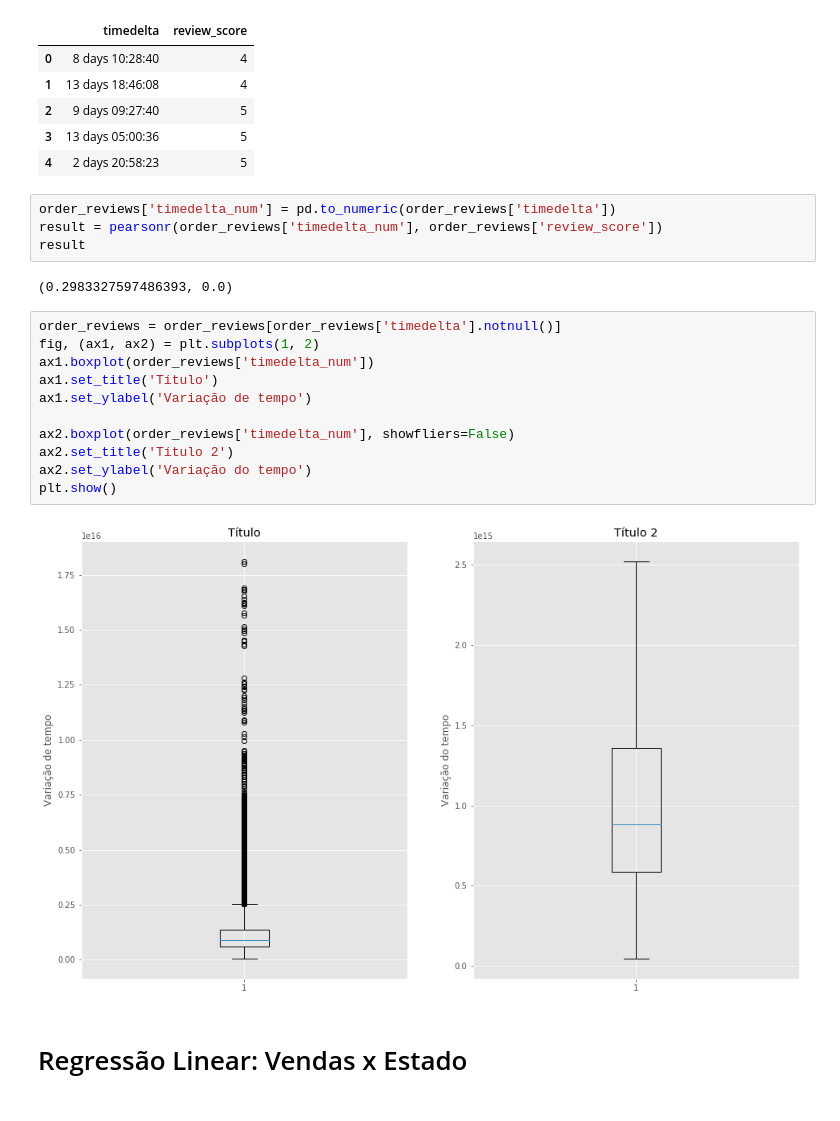
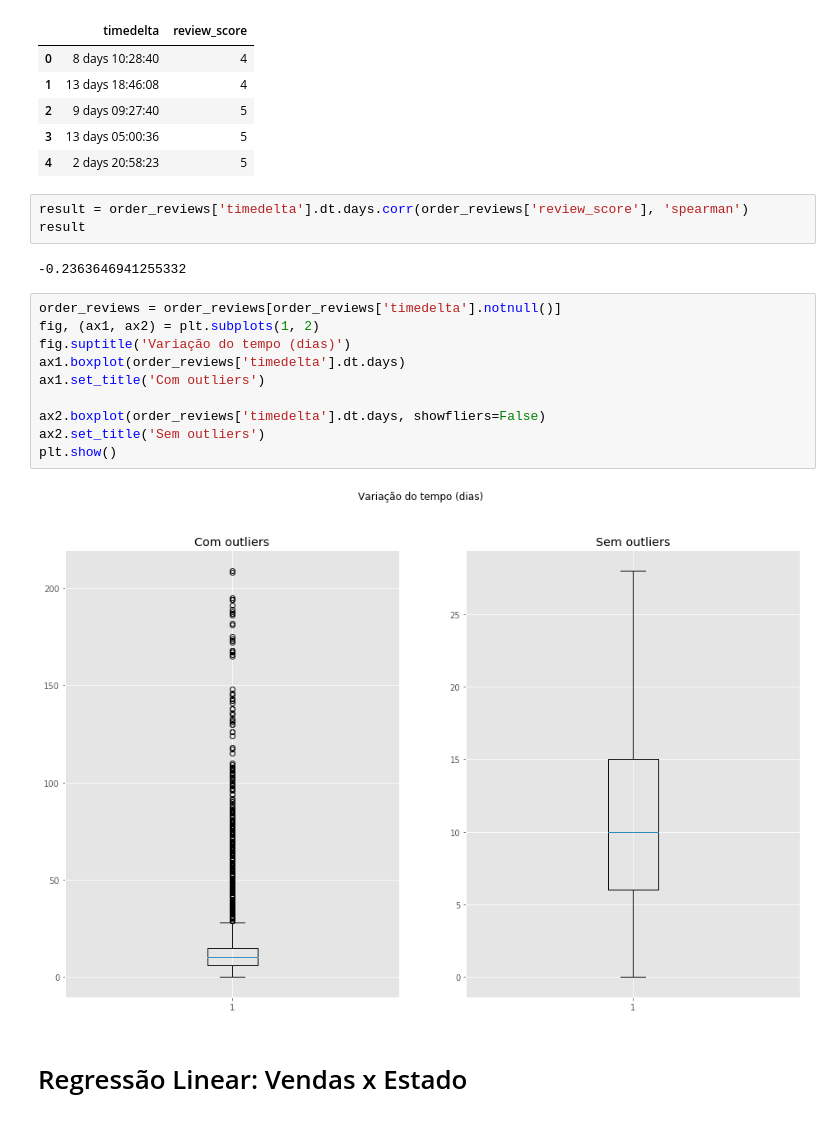
Before and after one commit to Crissky/brazilian-ecommerce, a Jupyter notebook: Notebooks/GERAL.ipynb, the cells around one changed output. Cells and saved outputs as stored; diff of their text form.

Commit message:
Altera o boxplot de variação de tempo na célula 25 e usa apenas o método de spearman nas correlações

```diff
--- a/Notebooks/GERAL.ipynb
+++ b/Notebooks/GERAL.ipynb
@@ -219,25 +219,23 @@ order_reviews.head()[['timedelta', 'review_score']]
 | 2 | 9 days 09:27:40 | 5 |
 | 3 | 13 days 05:00:36 | 5 |
 | 4 | 2 days 20:58:23 | 5 |
-# %%
-order_reviews['timedelta_num'] = pd.to_numeric(order_reviews['timedelta'])
-result = pearsonr(order_reviews['timedelta_num'], order_reviews['review_score'])
-result
-# %% [output]
-(0.2983327597486393, 0.0)
+# %%
+result = order_reviews['timedelta'].dt.days.corr(order_reviews['review_score'], 'spearman')
+result
+# %% [output]
+-0.2363646941255332
 # %%
 order_reviews = order_reviews[order_reviews['timedelta'].notnull()]
 fig, (ax1, ax2) = plt.subplots(1, 2)
-ax1.boxplot(order_reviews['timedelta_num'])
-ax1.set_title('Título')
-ax1.set_ylabel('Variação de tempo')
+fig.suptitle('Variação do tempo (dias)')
+ax1.boxplot(order_reviews['timedelta'].dt.days)
+ax1.set_title('Com outliers')
 
-ax2.boxplot(order_reviews['timedelta_num'], showfliers=False)
-ax2.set_title('Título 2')
-ax2.set_ylabel('Variação do tempo')
+ax2.boxplot(order_reviews['timedelta'].dt.days, showfliers=False)
+ax2.set_title('Sem outliers')
 plt.show()
 # %% [output]
-[figure, old version]
+[figure, new version]
 # %% [markdown]
 # Regressão Linear: Vendas x Estado
 # %%
```
Also changed, not shown: parts of 14 cells of this notebook.
